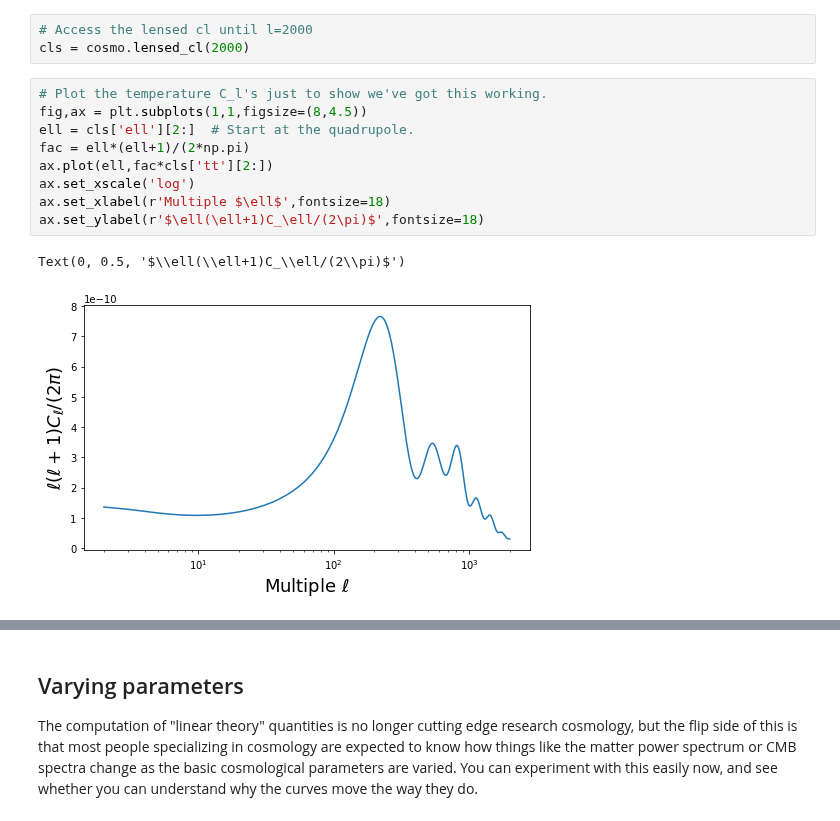
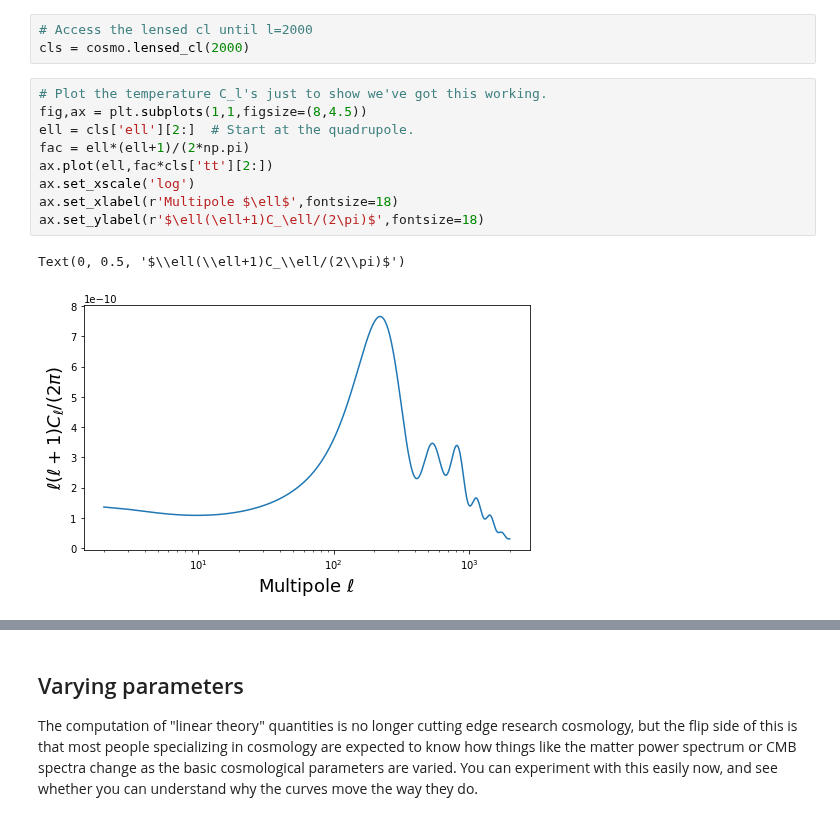
Before and after one commit to LBJ-Wade/Notebooks_cosmology, a Jupyter notebook: physics229/ClassBoltzmannCode.ipynb, the cells around one changed output, grey strips where cells are left out. Saved outputs shown, nothing was run; the diff lists cells and outputs as text.

```diff
--- a/physics229/ClassBoltzmannCode.ipynb
+++ b/physics229/ClassBoltzmannCode.ipynb
@@ -118,15 +118,15 @@ cls = cosmo.lensed_cl(2000)
 # %%
 # Plot the temperature C_l's just to show we've got this working.
 fig,ax = plt.subplots(1,1,figsize=(8,4.5))
 ell = cls['ell'][2:]  # Start at the quadrupole.
 fac = ell*(ell+1)/(2*np.pi)
 ax.plot(ell,fac*cls['tt'][2:])
 ax.set_xscale('log')
-ax.set_xlabel(r'Multiple $\ell$',fontsize=18)
+ax.set_xlabel(r'Multipole $\ell$',fontsize=18)
 ax.set_ylabel(r'$\ell(\ell+1)C_\ell/(2\pi)$',fontsize=18)
 # %% [output]
 Text(0, 0.5, '$\\ell(\\ell+1)C_\\ell/(2\\pi)$')
-[figure, old version]
+[figure, new version]
 # %%
 # We can compare the spectra with and without lensing:
 lcls = cosmo.lensed_cl(2000)
```
Also changed, not shown: parts of 7 cells of this notebook.
